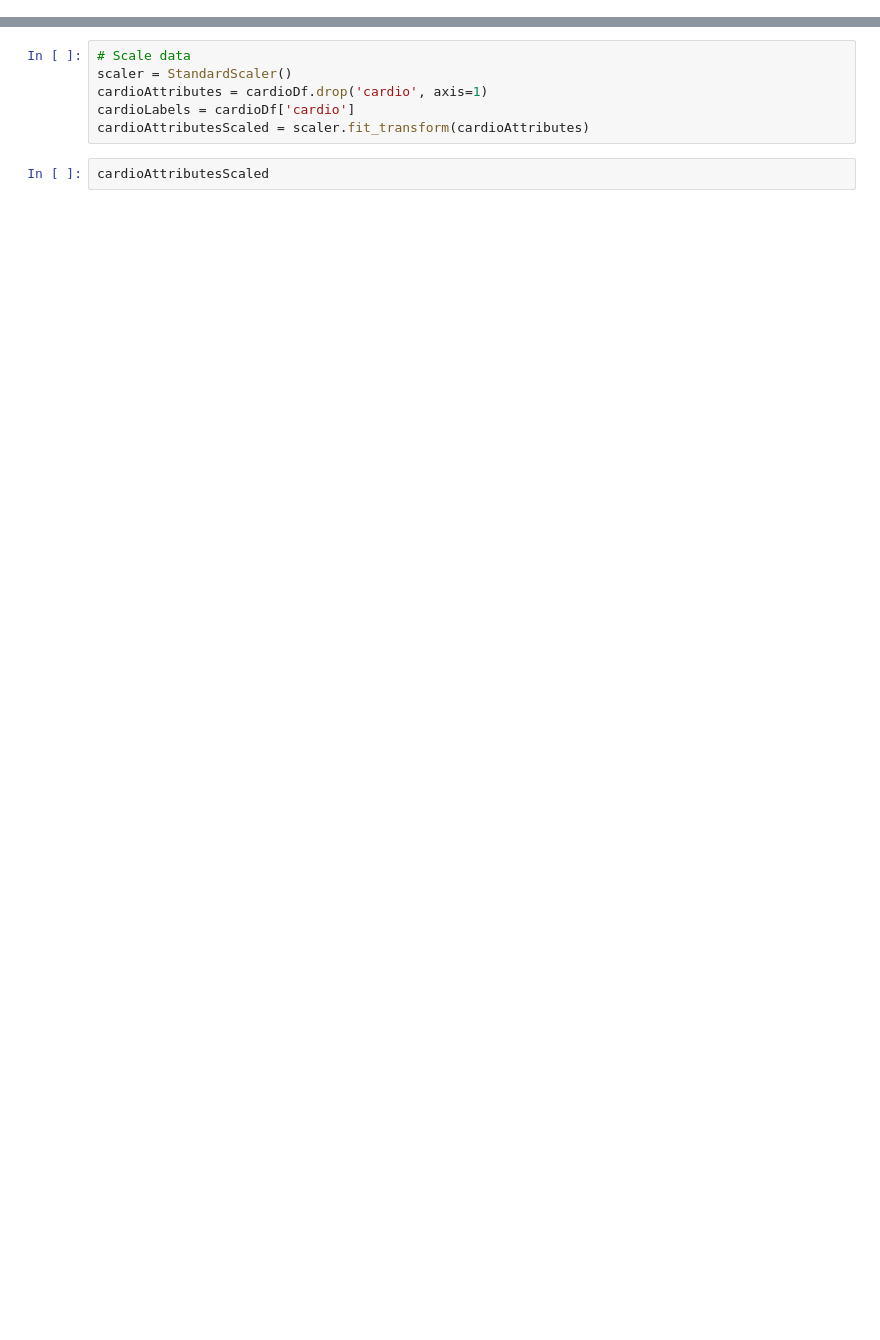
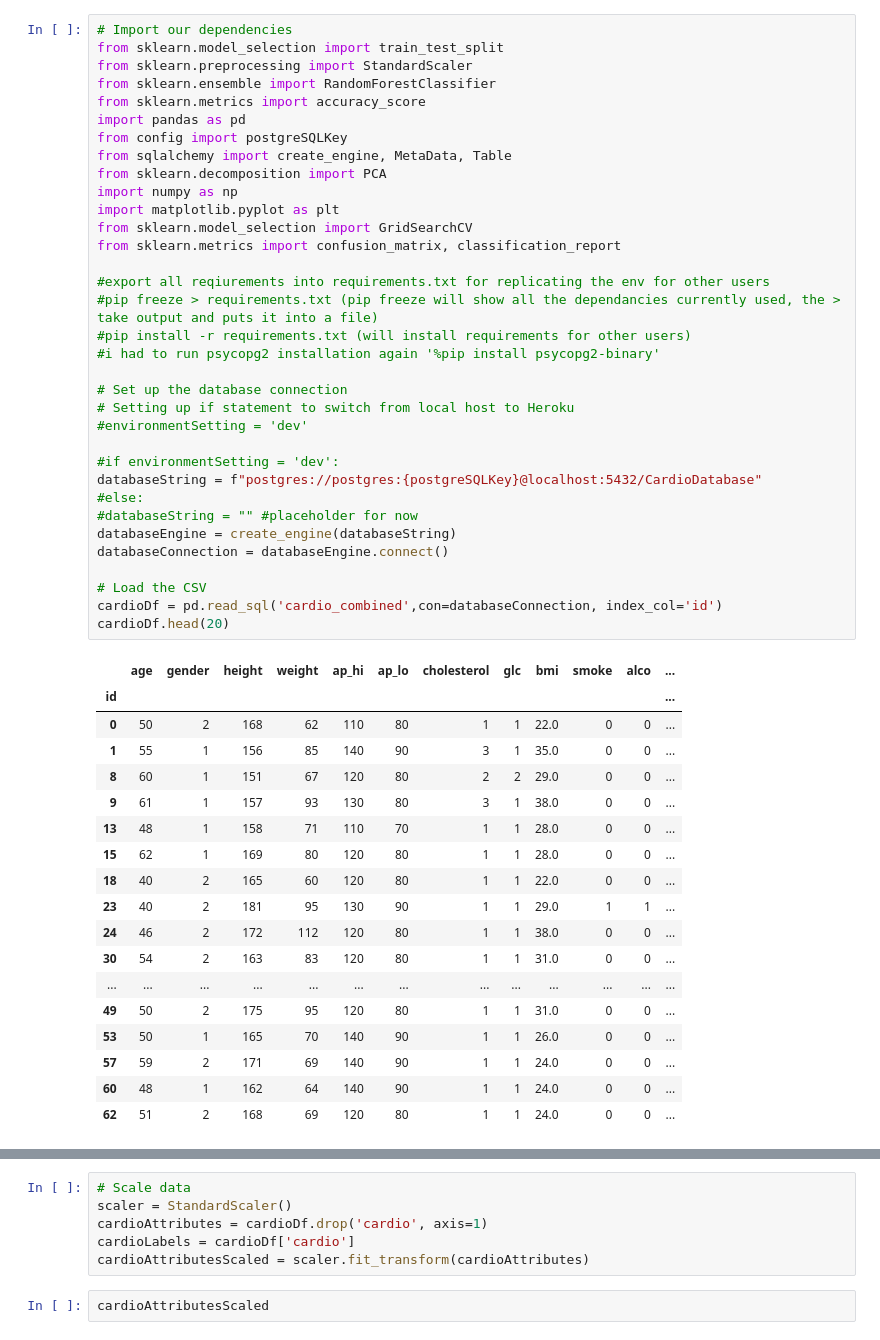
Before and after one commit to enrique-bustamante/Group2_Cardiovascular_Project, a Jupyter notebook: Machine Learning/cardiovascularProjectML.ipynb, the cells around one changed output, grey strips where cells are left out. Cells and saved outputs as stored; diff of their text form; blank space fills up the shorter version.

```diff
--- a/Machine Learning/cardiovascularProjectML.ipynb
+++ b/Machine Learning/cardiovascularProjectML.ipynb
@@ -29,0 +1,53 @@ cardioDf.head(20)
+# %%
+# Import our dependencies
+from sklearn.model_selection import train_test_split
+from sklearn.preprocessing import StandardScaler
+from sklearn.ensemble import RandomForestClassifier
+from sklearn.metrics import accuracy_score
+import pandas as pd
+from config import postgreSQLKey
+from sqlalchemy import create_engine, MetaData, Table
+from sklearn.decomposition import PCA
+import numpy as np
+import matplotlib.pyplot as plt
+from sklearn.model_selection import GridSearchCV
+from sklearn.metrics import confusion_matrix, classification_report
+
+#export all reqiurements into requirements.txt for replicating the env for other users
+#pip freeze > requirements.txt (pip freeze will show all the dependancies currently used, the > take output and puts it into a file)
+#pip install -r requirements.txt (will install requirements for other users)
+#i had to run psycopg2 installation again '%pip install psycopg2-binary'
+
+# Set up the database connection
+# Setting up if statement to switch from local host to Heroku
+#environmentSetting = 'dev'
+
+#if environmentSetting = 'dev':
+databaseString = f"postgres://postgres:{postgreSQLKey}@localhost:5432/CardioDatabase"
+#else:
+#databaseString = "" #placeholder for now
+databaseEngine = create_engine(databaseString)
+databaseConnection = databaseEngine.connect()
+
+# Load the CSV
+cardioDf = pd.read_sql('cardio_combined',con=databaseConnection, index_col='id')
+cardioDf.head(20)
+# %% [output]
+|  | age | gender | height | weight | ap_hi | ap_lo | cholesterol | glc | bmi | smoke | alco | ... |
+| id |  |  |  |  |  |  |  |  |  |  |  | ... |
+| 0 | 50 | 2 | 168 | 62 | 110 | 80 | 1 | 1 | 22.0 | 0 | 0 | ... |
+| 1 | 55 | 1 | 156 | 85 | 140 | 90 | 3 | 1 | 35.0 | 0 | 0 | ... |
+| 8 | 60 | 1 | 151 | 67 | 120 | 80 | 2 | 2 | 29.0 | 0 | 0 | ... |
+| 9 | 61 | 1 | 157 | 93 | 130 | 80 | 3 | 1 | 38.0 | 0 | 0 | ... |
+| 13 | 48 | 1 | 158 | 71 | 110 | 70 | 1 | 1 | 28.0 | 0 | 0 | ... |
+| 15 | 62 | 1 | 169 | 80 | 120 | 80 | 1 | 1 | 28.0 | 0 | 0 | ... |
+| 18 | 40 | 2 | 165 | 60 | 120 | 80 | 1 | 1 | 22.0 | 0 | 0 | ... |
+| 23 | 40 | 2 | 181 | 95 | 130 | 90 | 1 | 1 | 29.0 | 1 | 1 | ... |
+| 24 | 46 | 2 | 172 | 112 | 120 | 80 | 1 | 1 | 38.0 | 0 | 0 | ... |
+| 30 | 54 | 2 | 163 | 83 | 120 | 80 | 1 | 1 | 31.0 | 0 | 0 | ... |
+| ... | ... | ... | ... | ... | ... | ... | ... | ... | ... | ... | ... | ... |
+| 49 | 50 | 2 | 175 | 95 | 120 | 80 | 1 | 1 | 31.0 | 0 | 0 | ... |
+| 53 | 50 | 1 | 165 | 70 | 140 | 90 | 1 | 1 | 26.0 | 0 | 0 | ... |
+| 57 | 59 | 2 | 171 | 69 | 140 | 90 | 1 | 1 | 24.0 | 0 | 0 | ... |
+| 60 | 48 | 1 | 162 | 64 | 140 | 90 | 1 | 1 | 24.0 | 0 | 0 | ... |
+| 62 | 51 | 2 | 168 | 69 | 120 | 80 | 1 | 1 | 24.0 | 0 | 0 | ... |
```
Also changed, not shown: parts of 11 cells of this notebook, 1 other file.
